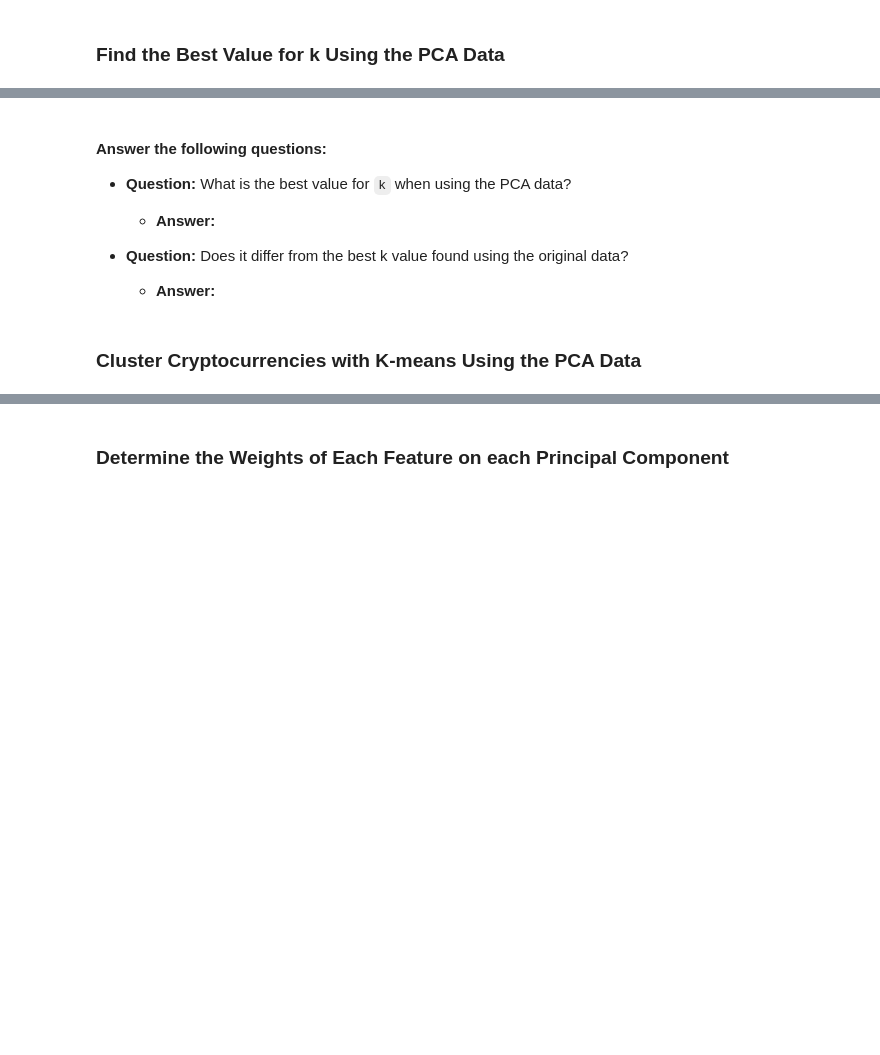
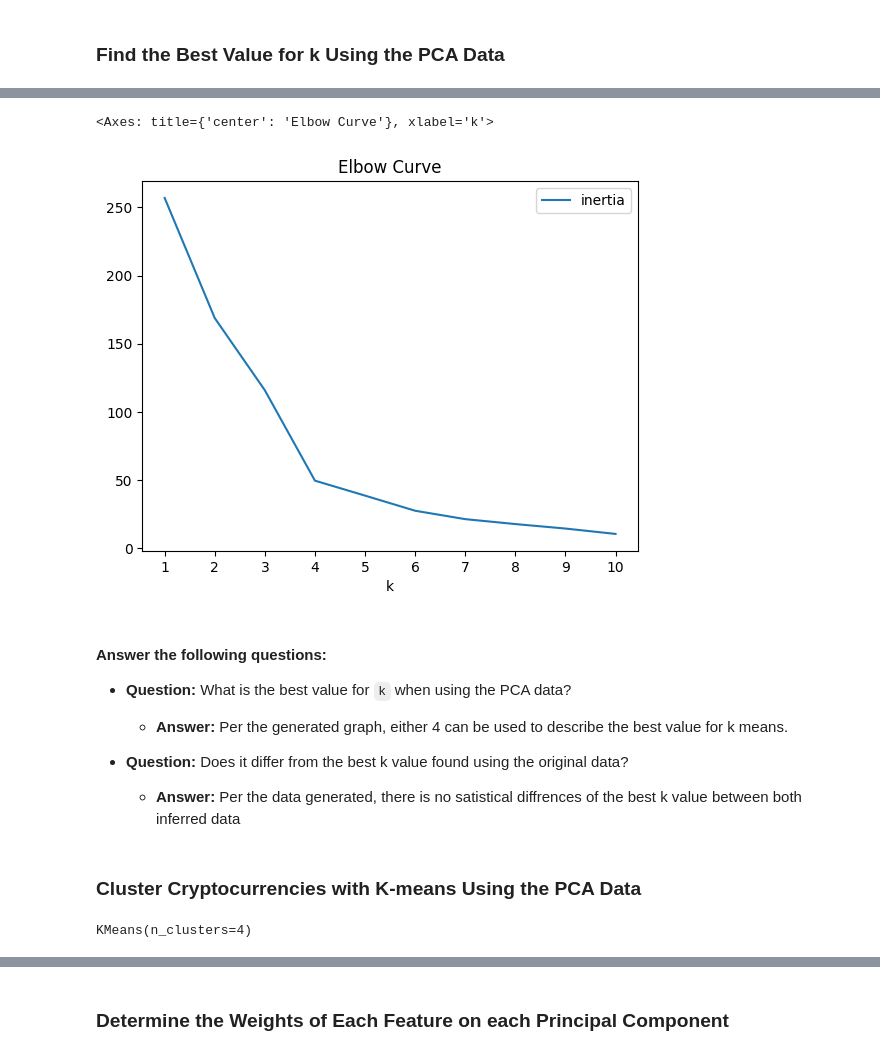
Before and after one commit to inCloset/CryptoClustering, a Jupyter notebook: Crypto_Clustering_starter_code.ipynb, the cells around one changed output, grey strips where cells are left out. Cells and saved outputs as stored; diff of their text form; code cells hidden in the pictures; blank space fills up the shorter version.

```diff
--- a/Crypto_Clustering_starter_code.ipynb
+++ b/Crypto_Clustering_starter_code.ipynb
@@ -264,16 +264,20 @@ array([0.3719856 , 0.34700813, 0.17603793])
 # %%
 # Plot a line chart with all the inertia values computed with
 # the different values of k to visually identify the optimal value for k.
+pca_kmeans_inertia_df.plot(x="k", y="inertia", title="Elbow Curve", xticks=range(1, 11))
+# %% [output]
+<Axes: title={'center': 'Elbow Curve'}, xlabel='k'>
+[figure, added]
 # %% [markdown]
 #### Answer the following questions:
 * **Question:** What is the best value for `k` when using the PCA data?
 
-  * **Answer:**
+  * **Answer:** Per the generated graph, either 4 can be used to describe the best value for k means.
 
 
 * **Question:** Does it differ from the best k value found using the original data?
 
-  * **Answer:**
+  * **Answer:** Per the data generated, there is no satistical diffrences of the best k value between both inferred data
 # %% [markdown]
 ### Cluster Cryptocurrencies with K-means Using the PCA Data
 # %%
@@ -281,4 +286,7 @@ array([0.3719856 , 0.34700813, 0.17603793])
 # %%
 # Fit the K-Means model using the PCA data
+k_pca_model.fit(pca_model_df)
+# %% [output]
+KMeans(n_clusters=4)
 # %%
 # Predict the clusters to group the cryptocurrencies using the PCA data
```
Also changed, not shown: parts of 17 cells of this notebook.
